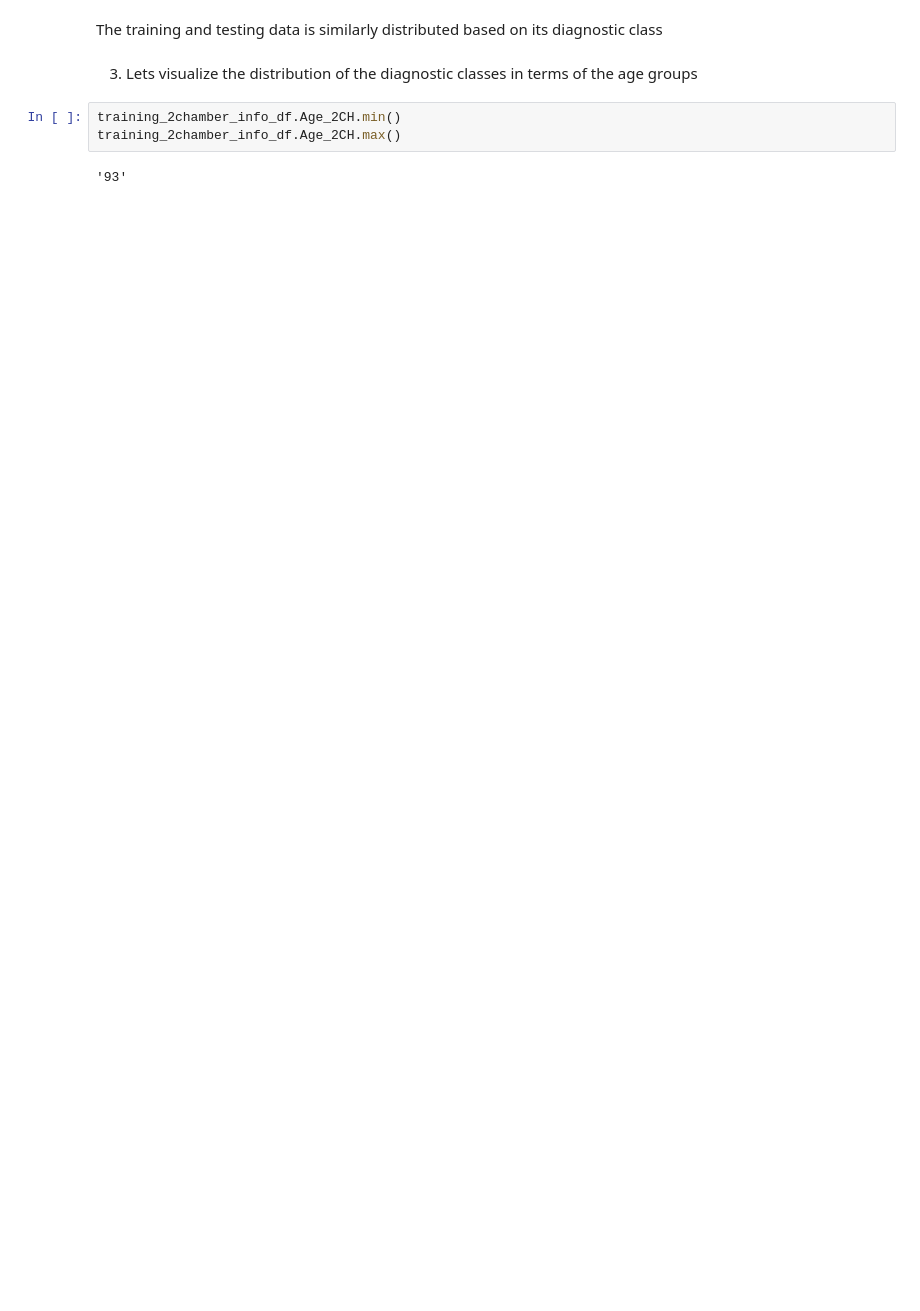
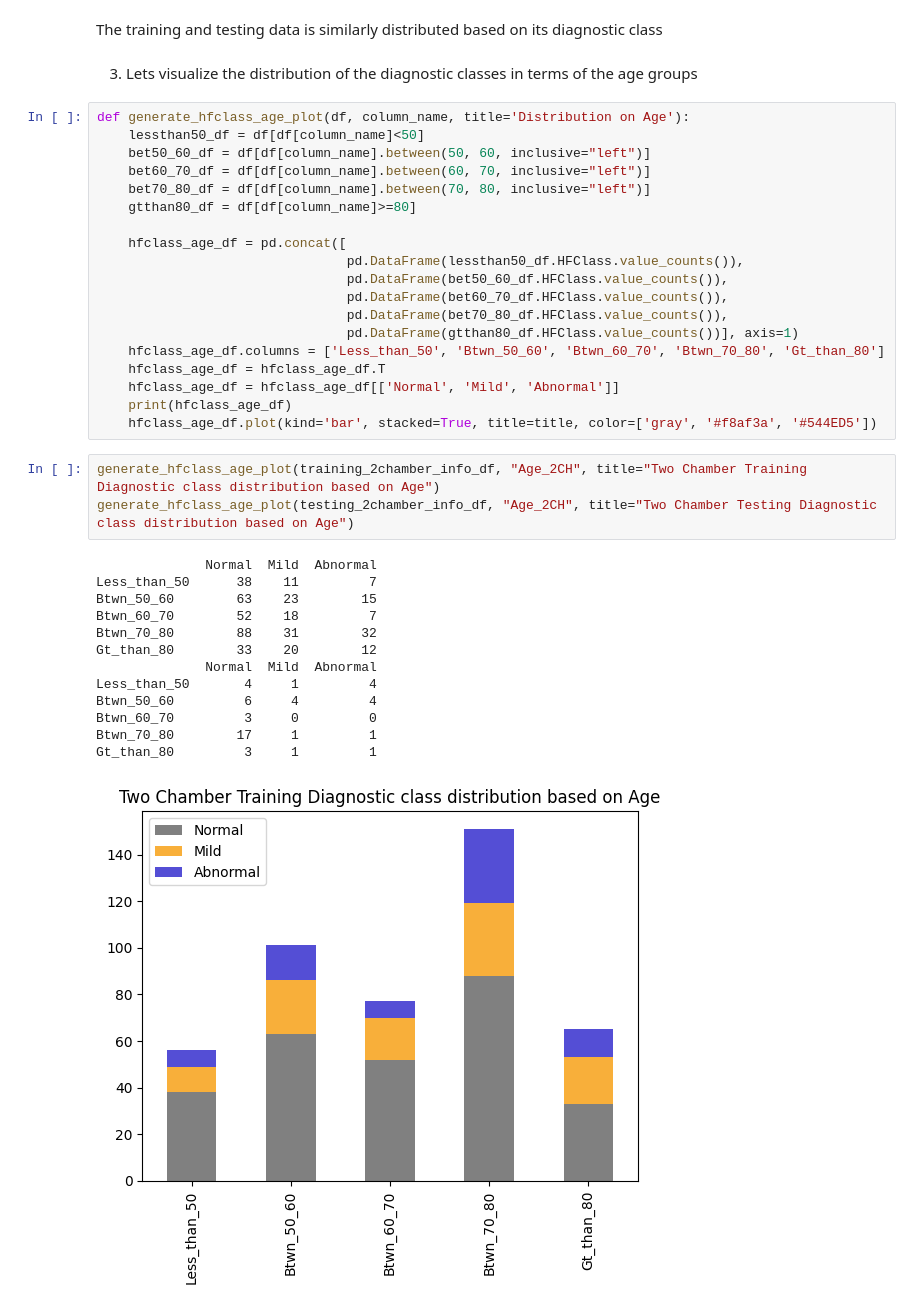
Before and after one commit to OmdenaAI/topeka-chapter-ejection-fraction, a Jupyter notebook: src/tasks/task-2-data-processing/dpai_tasks/CAMUS_Model_Development.ipynb, the cells around one changed output. Saved outputs shown, nothing was run; the diff lists cells and outputs as text; blank space fills up the shorter version.

```diff
--- a/src/tasks/task-2-data-processing/dpai_tasks/CAMUS_Model_Development.ipynb
+++ b/src/tasks/task-2-data-processing/dpai_tasks/CAMUS_Model_Development.ipynb
@@ -291,8 +298,39 @@ Proportion of data in class 2 is 7 : 14.00 %
 The training and testing data is similarly distributed based on its diagnostic class
 # %% [markdown]
 3. Lets visualize the distribution of the diagnostic classes in terms of the age groups
-# %%
-training_2chamber_info_df.Age_2CH.min()
-training_2chamber_info_df.Age_2CH.max()
-# %% [output]
-'93'
+# %%
+def generate_hfclass_age_plot(df, column_name, title='Distribution on Age'):
+    lessthan50_df = df[df[column_name]<50]
+    bet50_60_df = df[df[column_name].between(50, 60, inclusive="left")]
+    bet60_70_df = df[df[column_name].between(60, 70, inclusive="left")]
+    bet70_80_df = df[df[column_name].between(70, 80, inclusive="left")]
+    gtthan80_df = df[df[column_name]>=80]
+
+    hfclass_age_df = pd.concat([
+                                pd.DataFrame(lessthan50_df.HFClass.value_counts()),
+                                pd.DataFrame(bet50_60_df.HFClass.value_counts()),
+                                pd.DataFrame(bet60_70_df.HFClass.value_counts()),
+                                pd.DataFrame(bet70_80_df.HFClass.value_counts()),
+                                pd.DataFrame(gtthan80_df.HFClass.value_counts())], axis=1)
+    hfclass_age_df.columns = ['Less_than_50', 'Btwn_50_60', 'Btwn_60_70', 'Btwn_70_80', 'Gt_than_80']
+    hfclass_age_df = hfclass_age_df.T
+    hfclass_age_df = hfclass_age_df[['Normal', 'Mild', 'Abnormal']]
+    print(hfclass_age_df)
+    hfclass_age_df.plot(kind='bar', stacked=True, title=title, color=['gray', '#f8af3a', '#544ED5'])
+# %%
+generate_hfclass_age_plot(training_2chamber_info_df, "Age_2CH", title="Two Chamber Training Diagnostic class distribution based on Age")
+generate_hfclass_age_plot(testing_2chamber_info_df, "Age_2CH", title="Two Chamber Testing Diagnostic class distribution based on Age")
+# %% [output]
+              Normal  Mild  Abnormal
+Less_than_50      38    11         7
+Btwn_50_60        63    23        15
+Btwn_60_70        52    18         7
+Btwn_70_80        88    31        32
+Gt_than_80        33    20        12
+              Normal  Mild  Abnormal
+Less_than_50       4     1         4
+Btwn_50_60         6     4         4
+Btwn_60_70         3     0         0
+Btwn_70_80        17     1         1
+Gt_than_80         3     1         1
+[figure, added]
```
Also changed, not shown: parts of 10 cells of this notebook.
